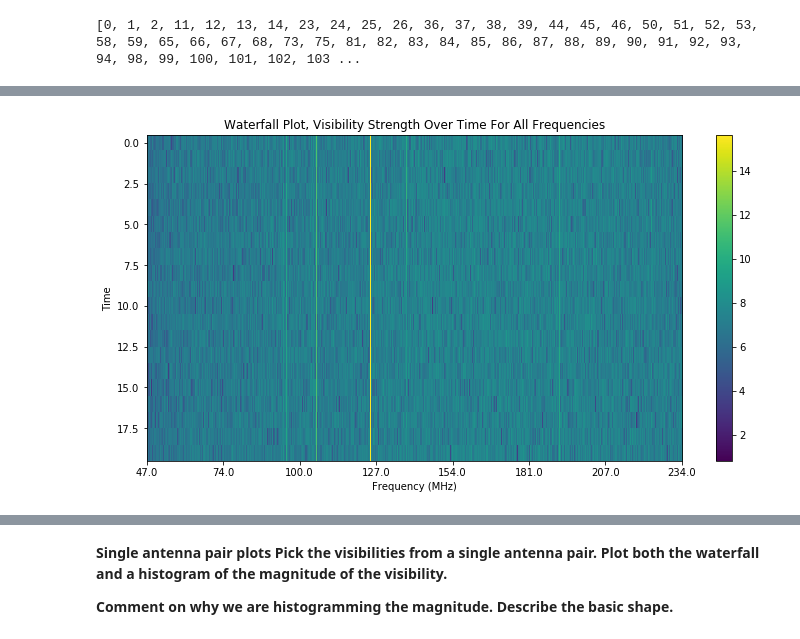
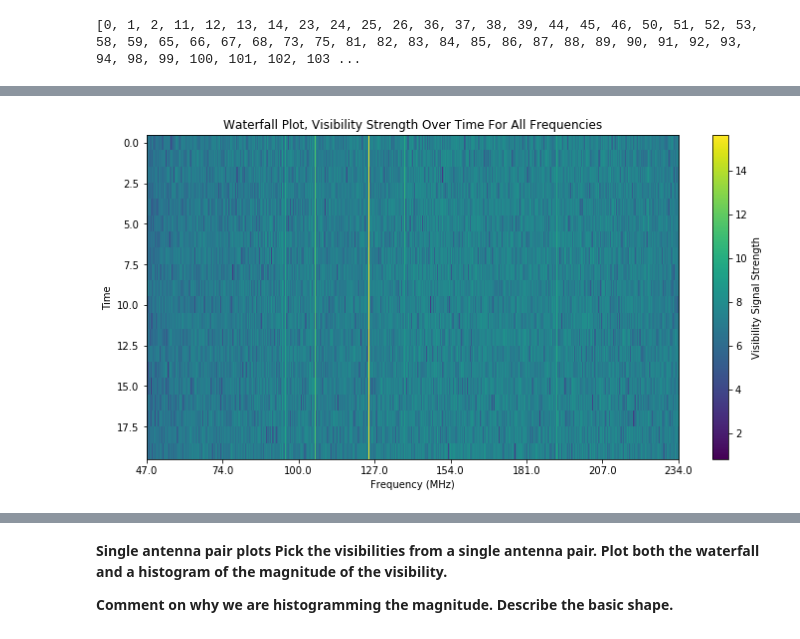
Before and after one commit to ecb49/burns_phys434, a Jupyter notebook: labs/Burns_Lab7_Lab8.ipynb, the cells around one changed output, grey strips where cells are left out. Saved outputs shown, nothing was run; the diff lists cells and outputs as text; code cells hidden in the pictures.

```diff
--- a/labs/Burns_Lab7_Lab8.ipynb
+++ b/labs/Burns_Lab7_Lab8.ipynb
@@ -101,15 +104,16 @@ for i in range(19):
 # %%
 data = abs(uv.get_data(antenna1,antenna2))
 fig, axs = plt.subplots(1,1,figsize=(12,6))
 im = plt.imshow(np.log(np.abs(data)),aspect='auto')
 plt.title('Waterfall Plot, Visibility Strength Over Time For All Frequencies')
 cbar = fig.colorbar(im)
+cbar.set_label('Visibility Signal Strength', rotation = 90)
 freqs = uv.freq_array[0]*1e-6 #gets frequencies associated with each channel, in MHz
 axs.set_ylabel('Time')
 axs.set_xlabel('Frequency (MHz)')
 xticks = [int(i) for i in np.linspace(0,len(freqs)-1,8)]
 _ = axs.set_xticks(xticks)
 xticklabels = np.around(freqs[xticks],0)
 _ = axs.set_xticklabels(xticklabels)
 # %% [output]
-[figure, old version]
+[figure, new version]
```
Also changed, not shown: parts of 23 cells of this notebook.
